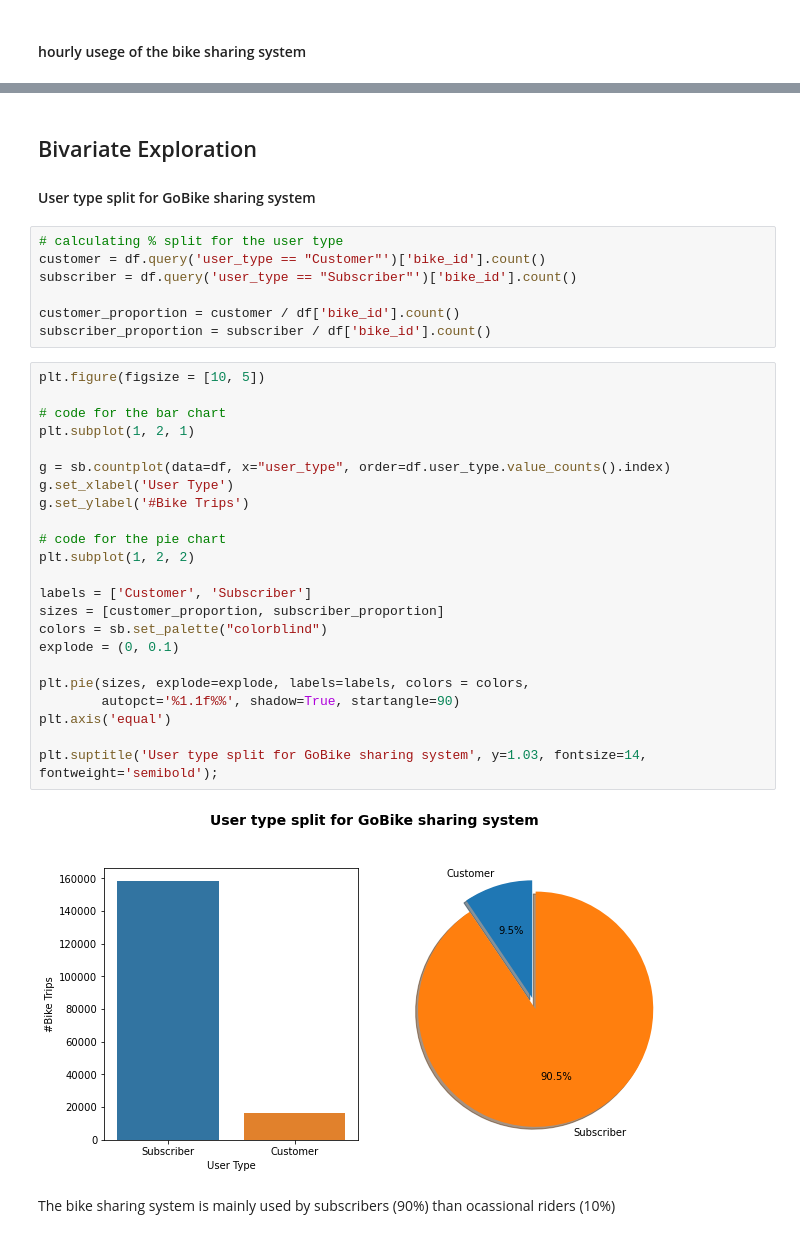
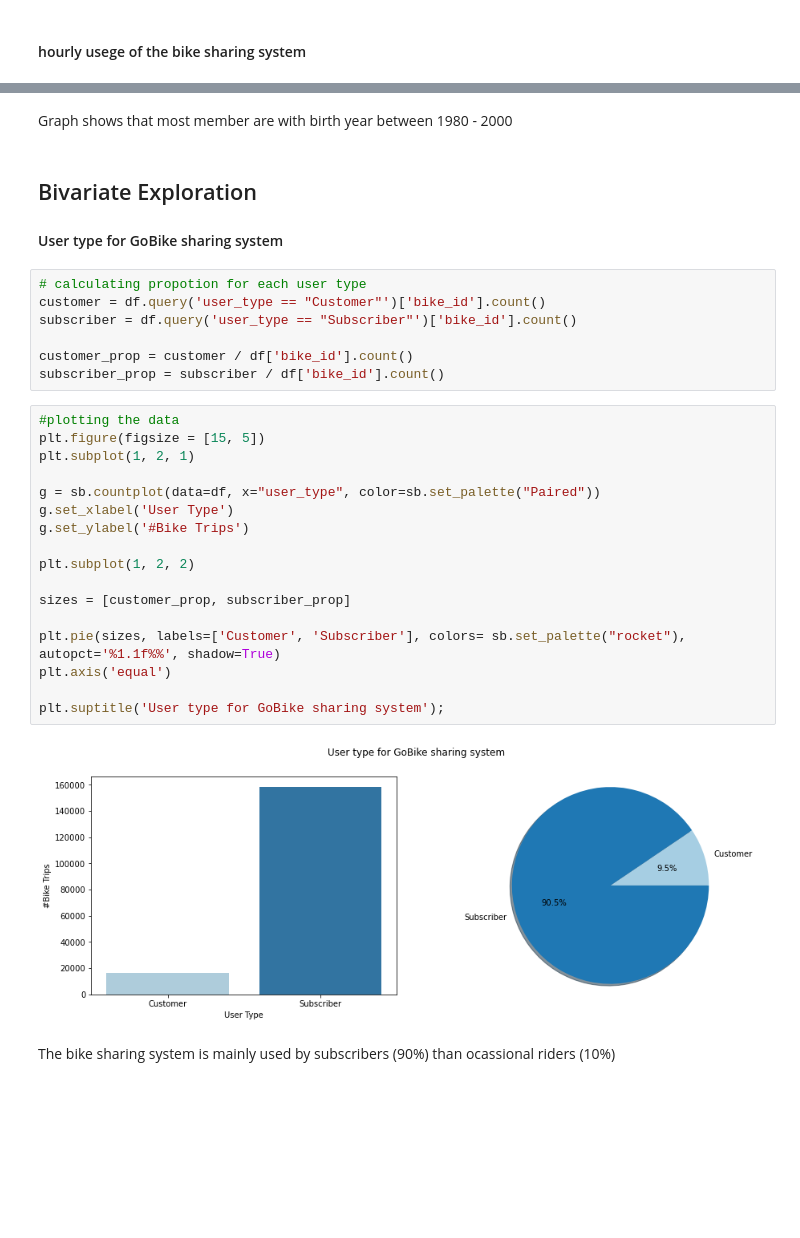
Before and after one commit to Yasmine-hub/Udacity_communicate-data-findings, a Jupyter notebook: exploration_template.ipynb, the cells around one changed output, grey strips where cells are left out. Saved outputs shown, nothing was run; the diff lists cells and outputs as text; blank space fills up the shorter version.

```diff
--- a/exploration_template.ipynb
+++ b/exploration_template.ipynb
@@ -288,39 +281,35 @@ The way the system is used: as is looks like people use the system for commuting
+# %% [markdown]
+Graph shows that most member are with birth year between 1980 - 2000
 # %% [markdown]
 ## Bivariate Exploration
 
-#### User type split for GoBike sharing system
+#### User type for GoBike sharing system
 # %%
-# calculating % split for the user type
+# calculating propotion for each user type
 customer = df.query('user_type == "Customer"')['bike_id'].count()
 subscriber = df.query('user_type == "Subscriber"')['bike_id'].count()
 
-customer_proportion = customer / df['bike_id'].count()
-subscriber_proportion = subscriber / df['bike_id'].count()
+customer_prop = customer / df['bike_id'].count()
+subscriber_prop = subscriber / df['bike_id'].count()
 # %%
-plt.figure(figsize = [10, 5])
-
-# code for the bar chart
+#plotting the data
+plt.figure(figsize = [15, 5])
 plt.subplot(1, 2, 1)
 
-g = sb.countplot(data=df, x="user_type", order=df.user_type.value_counts().index)
+g = sb.countplot(data=df, x="user_type", color=sb.set_palette("Paired"))
 g.set_xlabel('User Type')
 g.set_ylabel('#Bike Trips')
 
-# code for the pie chart
 plt.subplot(1, 2, 2)
 
-labels = ['Customer', 'Subscriber']
-sizes = [customer_proportion, subscriber_proportion]
-colors = sb.set_palette("colorblind")
-explode = (0, 0.1)
+sizes = [customer_prop, subscriber_prop]
 
-plt.pie(sizes, explode=explode, labels=labels, colors = colors,
-        autopct='%1.1f%%', shadow=True, startangle=90)
+plt.pie(sizes, labels=['Customer', 'Subscriber'], colors= sb.set_palette("rocket"), autopct='%1.1f%%', shadow=True)
 plt.axis('equal')
 
-plt.suptitle('User type split for GoBike sharing system', y=1.03, fontsize=14, fontweight='semibold');
+plt.suptitle('User type for GoBike sharing system');
 # %% [output]
-[figure, old version]
+[figure, new version]
 # %% [markdown]
 
 The bike sharing system is mainly used by subscribers (90%) than ocassional riders (10%)
```
Also changed, not shown: parts of 32 cells of this notebook, 1 other file.
